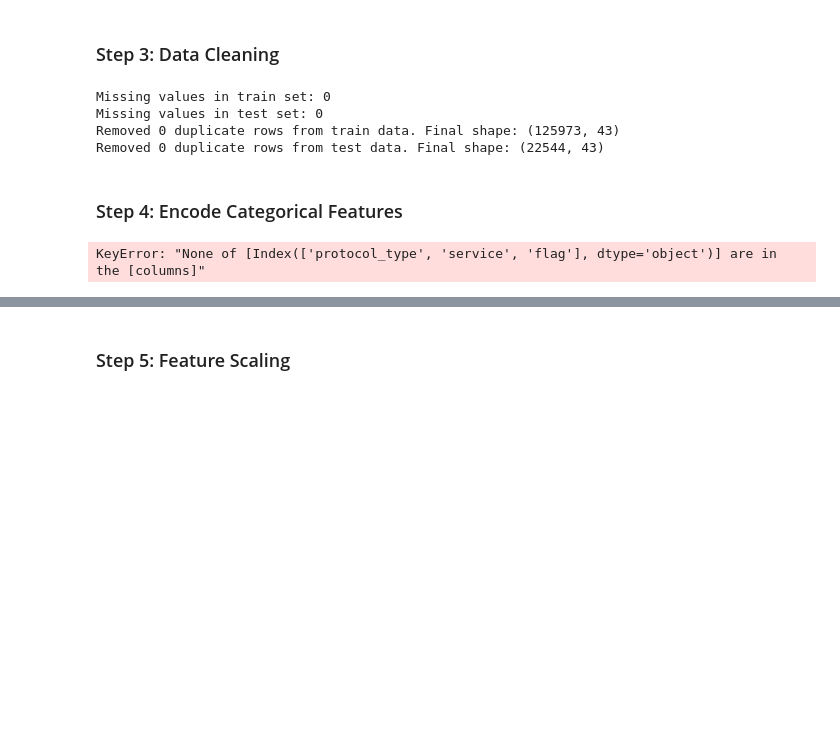
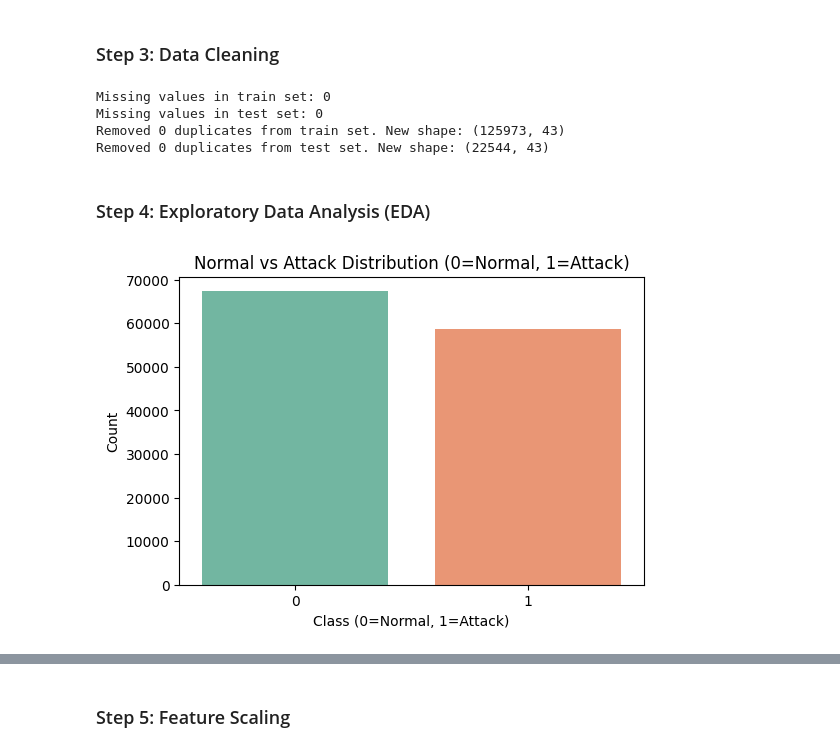
Before and after one commit to SpringBoardMentor193s/SentinelNet, a Jupyter notebook: notebooks/nslkdd_preprocessing.ipynb, the cells around one changed output, grey strips where cells are left out. Drawn from its saved outputs; the diff is of its cells as text; code cells hidden in the pictures; blank space fills up the shorter version.

```diff
--- a/notebooks/nslkdd_preprocessing.ipynb
+++ b/notebooks/nslkdd_preprocessing.ipynb
@@ -67,43 +74,40 @@ Dataset shape: (125973, 43)
 # %% [markdown]
 <h3> Step 3: Data Cleaning </h3>
 # %%
+# Check and drop missing values if any
 print("Missing values in train set:", train_df.isnull().sum().sum())
 print("Missing values in test set:", test_df.isnull().sum().sum())
 
-train_df = train_df.dropna()
-test_df = test_df.dropna()
+train_df.dropna(inplace=True)
+test_df.dropna(inplace=True)
 
-before = train_df.shape[0]
-train_df = train_df.drop_duplicates()
-after = train_df.shape[0]
-print(f"Removed {before - after} duplicate rows from train data. Final shape: {train_df.shape}")
+# Remove duplicates
+before_train = train_df.shape[0]
+train_df.drop_duplicates(inplace=True)
+print(f"Removed {before_train - train_df.shape[0]} duplicates from train set. New shape: {train_df.shape}")
 
 before_test = test_df.shape[0]
-test_df = test_df.drop_duplicates()
-after_test = test_df.shape[0]
-print(f"Removed {before_test - after_test} duplicate rows from test data. Final shape: {test_df.shape}")
+test_df.drop_duplicates(inplace=True)
+print(f"Removed {before_test - test_df.shape[0]} duplicates from test set. New shape: {test_df.shape}")
+
+# Target column: 0=Normal, 1=Attack
+train_df['attack_binary'] = train_df['label'].apply(lambda x: 0 if x == 'normal' else 1)
+test_df['attack_binary'] = test_df['label'].apply(lambda x: 0 if x == 'normal' else 1)
 # %% [output]
 Missing values in train set: 0
 Missing values in test set: 0
-Removed 0 duplicate rows from train data. Final shape: (125973, 43)
-Removed 0 duplicate rows from test data. Final shape: (22544, 43)
+Removed 0 duplicates from train set. New shape: (125973, 43)
+Removed 0 duplicates from test set. New shape: (22544, 43)
 # %% [markdown]
-<h3> Step 4: Encode Categorical Features</h3>
+<h3> Step 4: Exploratory Data Analysis (EDA)</h3>
 # %%
-# Step 5: One-Hot Encode categorical columns
-categorical_cols = ['protocol_type', 'service', 'flag']
+# Normal vs Attack distribution plot
 
-# Check if columns exist:
-for col in categorical_cols:
-    if col not in train_df.columns:
-        print(f"Column {col} not found in training data columns!")
-
-# Strip whitespace if needed
-train_df.columns = train_df.columns.str.strip()
-test_df.columns = test_df.columns.str.strip()
-
-# Apply get_dummies after ensuring columns exist
-train_df = pd.get_dummies(train_df, columns=categorical_cols, drop_first=True)
-test_df = pd.get_dummies(test_df, columns=categorical_cols, drop_first=True)
+plt.figure(figsize=(6,4))
+sns.countplot(x='attack_binary', data=train_df, hue='attack_binary', palette="Set2", dodge=False, legend=False)
+plt.title("Normal vs Attack Distribution (0=Normal, 1=Attack)", fontsize=12)
+plt.xlabel("Class (0=Normal, 1=Attack)")
+plt.ylabel("Count")
+plt.show()
 # %% [output]
-KeyError: "None of [Index(['protocol_type', 'service', 'flag'], dtype='object')] are in the [columns]"
+[figure, added]
```
Also changed, not shown: parts of 16 cells of this notebook.
